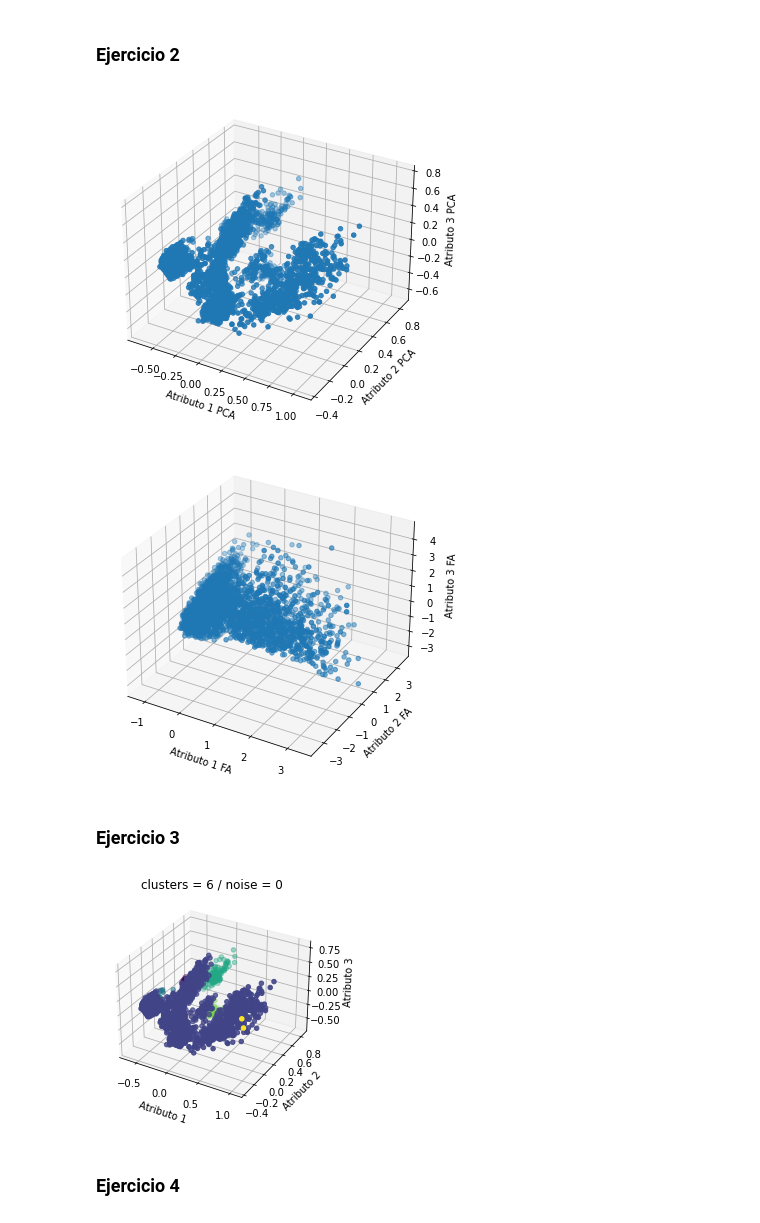
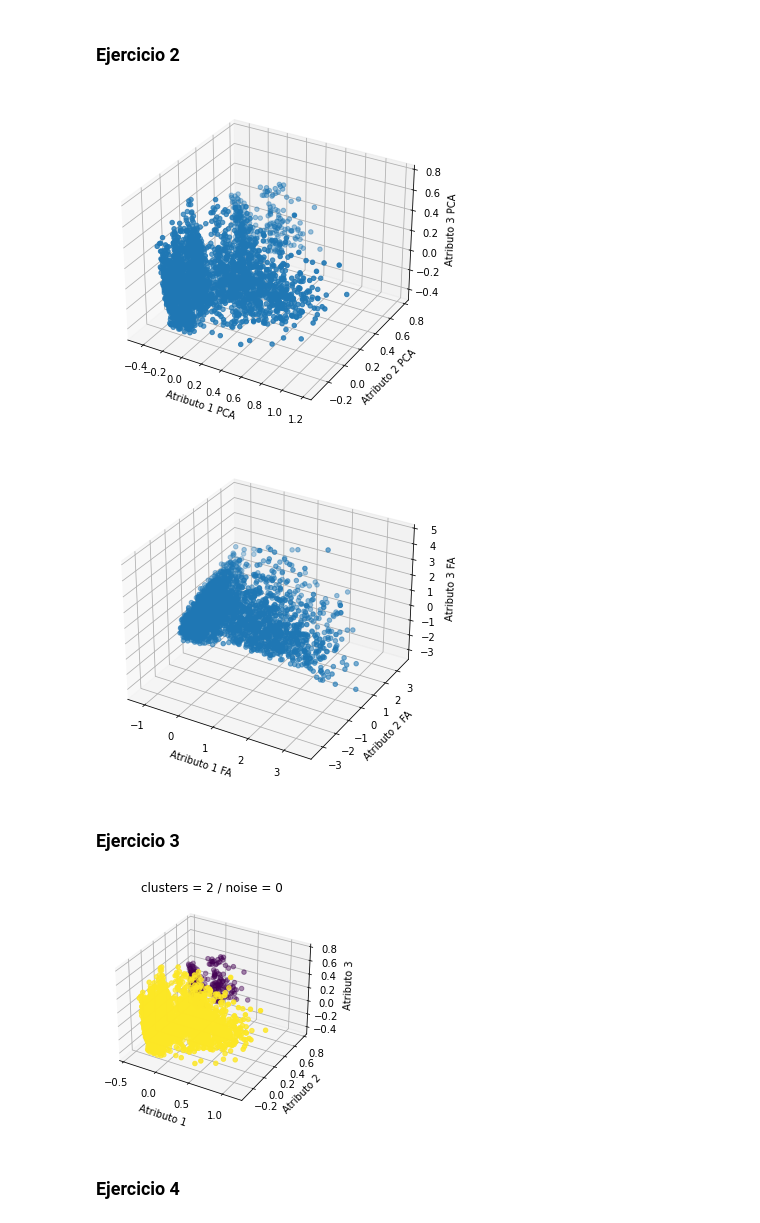
Before and after one commit to qgerman2/ml_labs, a Jupyter notebook: lab5_mati.ipynb, the cells around one changed output. Drawn from its saved outputs; the diff is of its cells as text; code cells hidden in the pictures.

Commit message:
borre primera columna excel

```diff
--- a/lab5_mati.ipynb
+++ b/lab5_mati.ipynb
@@ -11,6 +11,8 @@ from sklearn.cluster import KMeans
 
 df = pd.read_excel ('bearing-unsup.xlsx')
 display(df)
+df.drop(df.columns[0], axis=1,inplace=True)
+display(df)
 X_conAnomalias = np.array(df)
 # %% [output]
 |  | Unnamed: 0 | rps | p2p | std | kurt | entro | crest | skewness | cenfreq | stdfreq | domfreq |
@@ -64,28 +79,28 @@ plt.show()
 # En las figuras se visualiza que se tiene una mejor agrupacion de datos respecto a sus caracteristicas en PCA que en FA,
 # ya que en la segunda mencionada no se diferencian agrupaciones entre si.
 # %% [output]
-[figure, old version]
+[figure, new version]
-[figure, old version]
+[figure, new version]
 # %% [markdown]
 ### Ejercicio 3
 # %%
-estimator = DBSCAN(eps=0.13, min_samples=1)#1-2, 0.5-3
+estimator = DBSCAN(eps=0.25, min_samples=2)#1-2, 0.5-3
 estimator.fit(X_p[:, [0, 1, 2]])
 labels = estimator.labels_
 n_clusters = len(set(labels)) - (1 if -1 in labels else 0) #cantidad grupos
 n_noise = list(labels).count(-1) #observaciones ruido
 fig = plt.figure()
 ax = fig.add_subplot(projection='3d')
 ax.scatter(X_p[:, 0], X_p[:, 1], X_p[:, 2], c=labels.astype(float))
 ax.set_xlabel("Atributo 1"), ax.set_ylabel("Atributo 2"), ax.set_zlabel("Atributo 3")
 ax.set_title('clusters = ' + str(n_clusters) + ' / ' + 'noise = ' + str(n_noise))
 #set_labels()
 plt.show()
 
 #No es posible lograr un buen agrupamiento considerando ciertos valores de eps y min_samples, se obtienen cluster que no estan
 # bien representados o se obtienen muchos "noises" en el gráfico
 # %% [output]
-[figure, old version]
+[figure, new version]
 # %% [markdown]
 ### Ejercicio 4
 # %%
```
Also changed, not shown: parts of 4 cells of this notebook.
